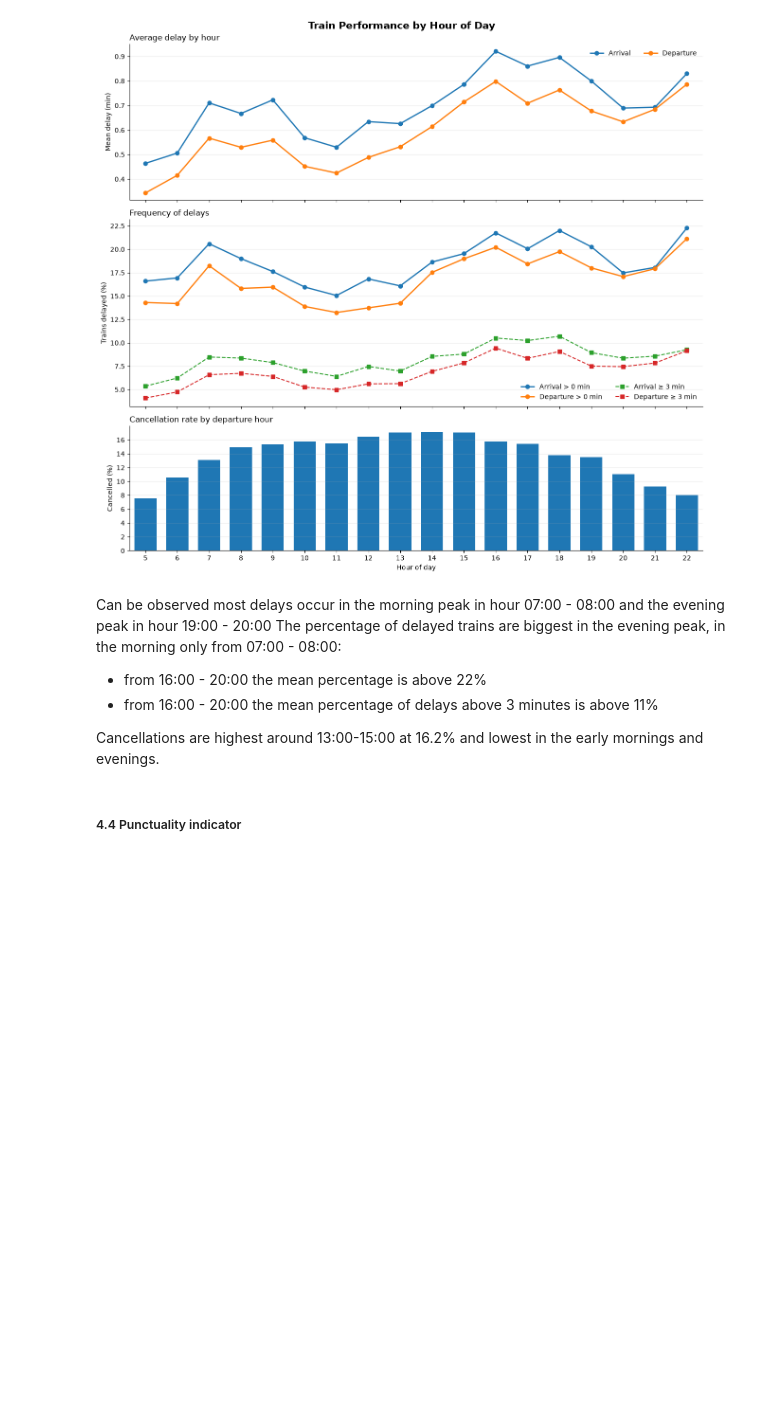
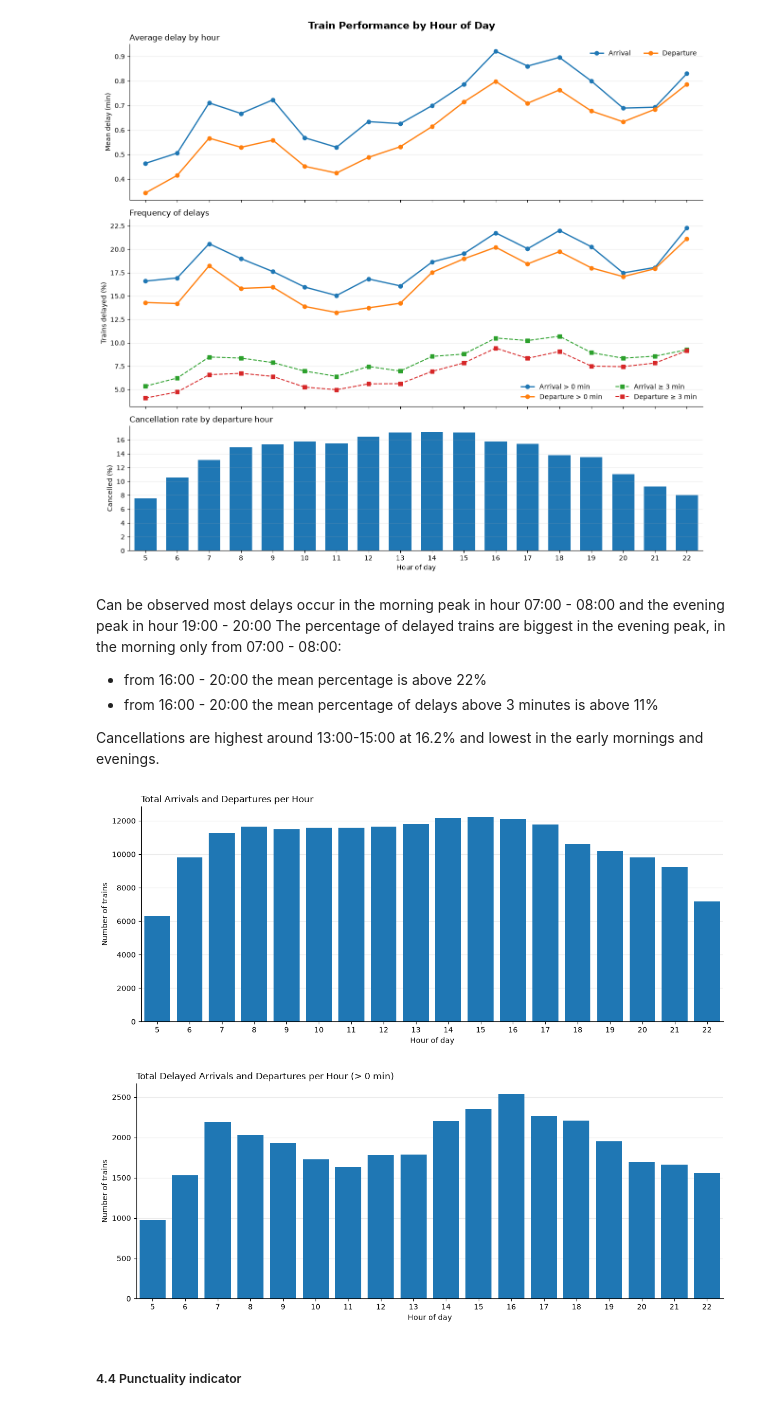
Before and after one commit to nicklj100/group20_til6022_project, a Jupyter notebook: background/period_selection.ipynb, the cells around one changed output. Drawn from its saved outputs; the diff is of its cells as text; code cells hidden in the pictures; blank space fills up the shorter version.

```diff
--- a/background/period_selection.ipynb
+++ b/background/period_selection.ipynb
@@ -421,6 +422,75 @@ The percentage of delayed trains are biggest in the evening peak, in the morning
 - from 16:00 - 20:00 the mean percentage of delays above 3 minutes is above 11%
 
 Cancellations are highest around 13:00-15:00 at 16.2% and lowest in the early mornings and evenings.
+# %%
+
+# ---------------------------------------------------------
+# 1. Total number of arrivals and departures per hour
+# ---------------------------------------------------------
+
+arrival_counts = train.groupby('arr_hour')['train_id'].count()
+departure_counts = train.groupby('dep_hour')['train_id'].count()
+
+total_counts = arrival_counts.add(
+    departure_counts, fill_value=0
+).sort_index()
+
+fig, ax = plt.subplots(figsize=(12, 5))
+
+ax.bar(total_counts.index, total_counts.values, width=0.8)
+
+ax.set_xlabel('Hour of day')
+ax.set_ylabel('Number of trains')
+ax.set_title('Total Arrivals and Departures per Hour', loc='left')
+ax.set_xticks(range(5, 23))
+ax.set_xlim(4.5, 22.5)
+ax.grid(axis='y', alpha=0.25)
+ax.set_axisbelow(True)
+ax.spines[['top', 'right']].set_visible(False)
+
+plt.tight_layout()
+plt.show()
+
+
+# ---------------------------------------------------------
+# 2. Total number of delayed arrivals and departures per hour
+# ---------------------------------------------------------
+
+arrival_delayed = (
+    train.loc[train['arr_delay'] > 0]
+    .groupby('arr_hour')['train_id']
+    .count()
+)
+
+departure_delayed = (
+    train.loc[train['dep_delay'] > 0]
+    .groupby('dep_hour')['train_id']
+    .count()
+)
+
+total_delayed = arrival_delayed.add(
+    departure_delayed, fill_value=0
+).sort_index()
+
+fig, ax = plt.subplots(figsize=(12, 5))
+
+ax.bar(total_delayed.index, total_delayed.values, width=0.8)
+
+ax.set_xlabel('Hour of day')
+ax.set_ylabel('Number of trains')
+ax.set_title('Total Delayed Arrivals and Departures per Hour (> 0 min)',
+             loc='left')
+ax.set_xticks(range(5, 23))
+ax.set_xlim(4.5, 22.5)
+ax.grid(axis='y', alpha=0.25)
+ax.set_axisbelow(True)
+ax.spines[['top', 'right']].set_visible(False)
+
+plt.tight_layout()
+plt.show()
+# %% [output]
+[figure, added]
+[figure, added]
 # %% [markdown]
 ##### 4.4 Punctuality indicator
 # %% [markdown]
```
Also changed, not shown: parts of 13 cells of this notebook, 2 other files.
